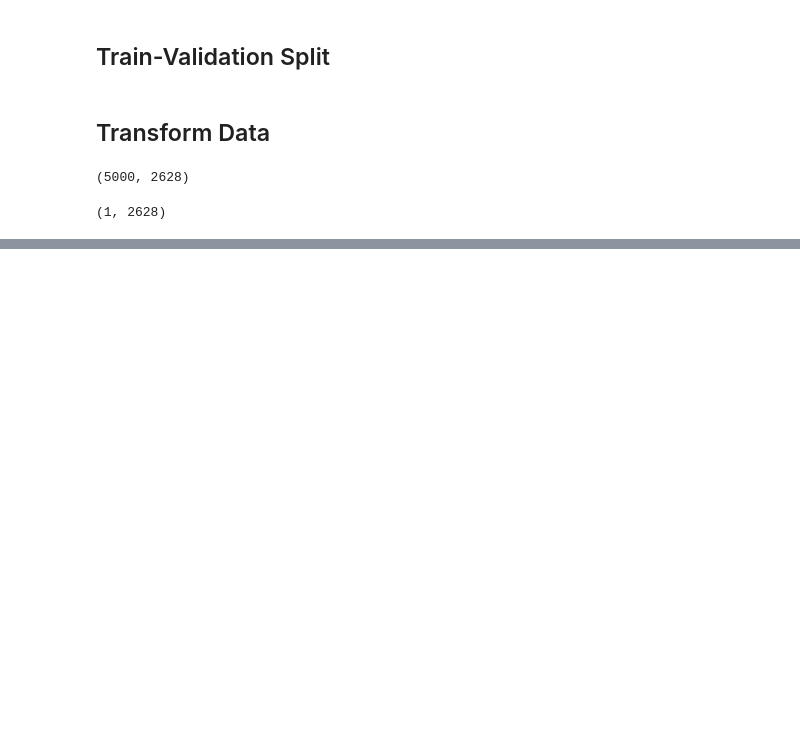
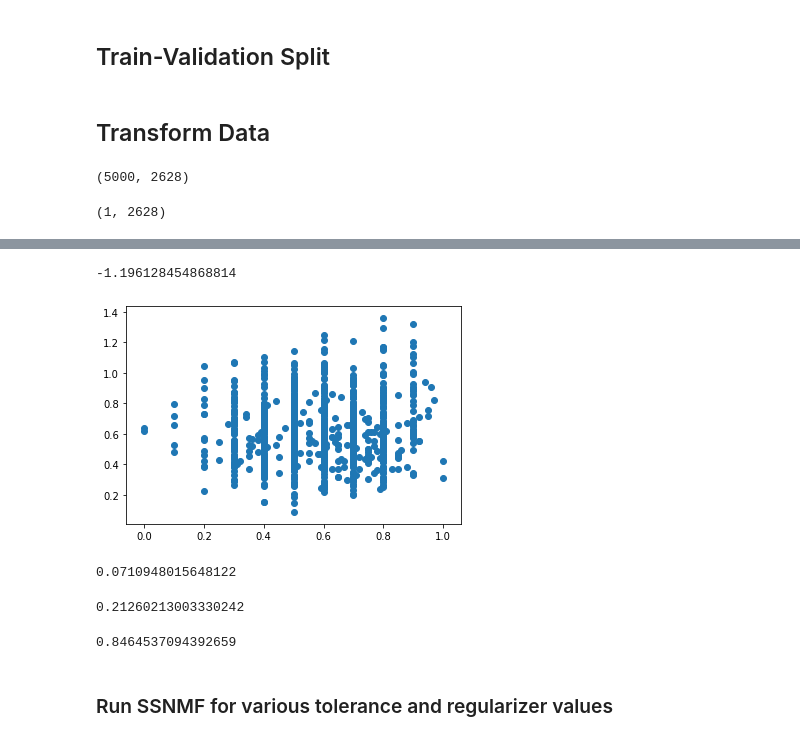
Before and after one commit to jamiehadd/ssnmf, a Jupyter notebook: experiments/movie_review/Prep Scale Data .ipynb, the cells around one changed output, grey strips where cells are left out. Saved outputs shown, nothing was run; the diff lists cells and outputs as text; code cells hidden in the pictures; blank space fills up the shorter version.

Commit message:
Add ssnmf method class to movie review experiment

```diff
--- a/experiments/movie_review/Prep Scale Data .ipynb
+++ b/experiments/movie_review/Prep Scale Data .ipynb
@@ -111,16 +117,19 @@ X_train, train_ratings = shuffle_data(X_train, train_ratings)
 # Apply TFIDF transformation to validation set
 X_val = tfidf_transform(vectorizer_train, reviews_list_val)
 val_ratings = np.array(ratings_list_val)
+val_ratings = val_ratings.astype('float64')
 X_val, val_ratings = shuffle_data(X_val, val_ratings)
 # %%
 # Compute the TFIDF representation of the full train set
 vectorizer_train_full, feature_names_train_full, X_train_full = tfidf_train(full_reviews_list_train, n_features = 5000)
 full_train_ratings = np.array(full_ratings_list_train)
-X_train_full, full_train_ratings = shuffle_data(full_reviews_list_train, full_train_ratings)
+full_train_ratings = full_train_ratings.astype('float64')
+X_train_full, full_train_ratings = shuffle_data(X_train_full, full_train_ratings)
 # %%
 # Apply TFIDF transformation to test data set
 X_test = tfidf_transform(vectorizer_train_full, full_reviews_list_test)
 test_ratings = np.array(ratings_list_test)
+test_ratings = test_ratings.astype('float64')
 X_test, test_ratings = shuffle_data(X_test, test_ratings)
 # %%
 ## Convert rating 1-d rating arrays to 2-D to use in SSNMF
@@ -138,0 +233,15 @@ train_ratings.shape
+# %%
+iterations = 11
+rank = 13
+ssnmf_lam = 1e-4
+ssnmf_tol = 1e+1
+# Construct an evaluation module
+evalualtion_module = Methods(X_train = X_train, X_val = X_val, X_test = X_val,\
+                             y_train = train_ratings, y_val = val_ratings,\
+                             y_test = val_ratings, X_train_full = X_train,\
+                             y_train_full = train_ratings)
+
+for j in range(iterations):
+    print("Iteration {}.".format(j))
+    test_evals, A, B, ssnmf_predicted, ssnmf_iter, S, S_test = evalualtion_module.SSNMF(modelNum = 4,
+                                                                        ssnmf_tol = ssnmf_tol,lamb = ssnmf_lam, ka = rank, itas= 50)
@@ -138,0 +266,34 @@ train_ratings.shape
+# %%
+## Calculate R**2
+## y = np.squeeze(val_ratings)
+## y_hat = np.squeeze(ssnmf_predicted)
+## 1-(sum((y-y_hat)**2)/sum((y-np.mean(y))**2))
+r2_val = r2_score(np.squeeze(val_ratings), np.squeeze(ssnmf_predicted))
+print(r2_val)
+
+import matplotlib.pyplot as plt
+plt.scatter(np.squeeze(val_ratings), np.squeeze(ssnmf_predicted))
+plt.show()
+# %% [output]
+-1.196128454868814
+[figure, added]
+# %%
+## Calculate MSE
+MSE_val = mean_squared_error(np.squeeze(val_ratings), np.squeeze(ssnmf_predicted))
+print(MSE_val)
+# %% [output]
+0.0710948015648122
+# %%
+## Calculate MAE
+MAE_val = mean_absolute_error(np.squeeze(val_ratings), np.squeeze(ssnmf_predicted))
+print(MAE_val)
+# %% [output]
+0.21260213003330242
+# %%
+## Calculate maximum error
+max_error = max_error(np.squeeze(val_ratings), np.squeeze(ssnmf_predicted))
+print(max_error)
+# %% [output]
+0.8464537094392659
+# %% [markdown]
+### Run SSNMF for various tolerance and regularizer values
```
Also changed, not shown: parts of 10 cells of this notebook.
